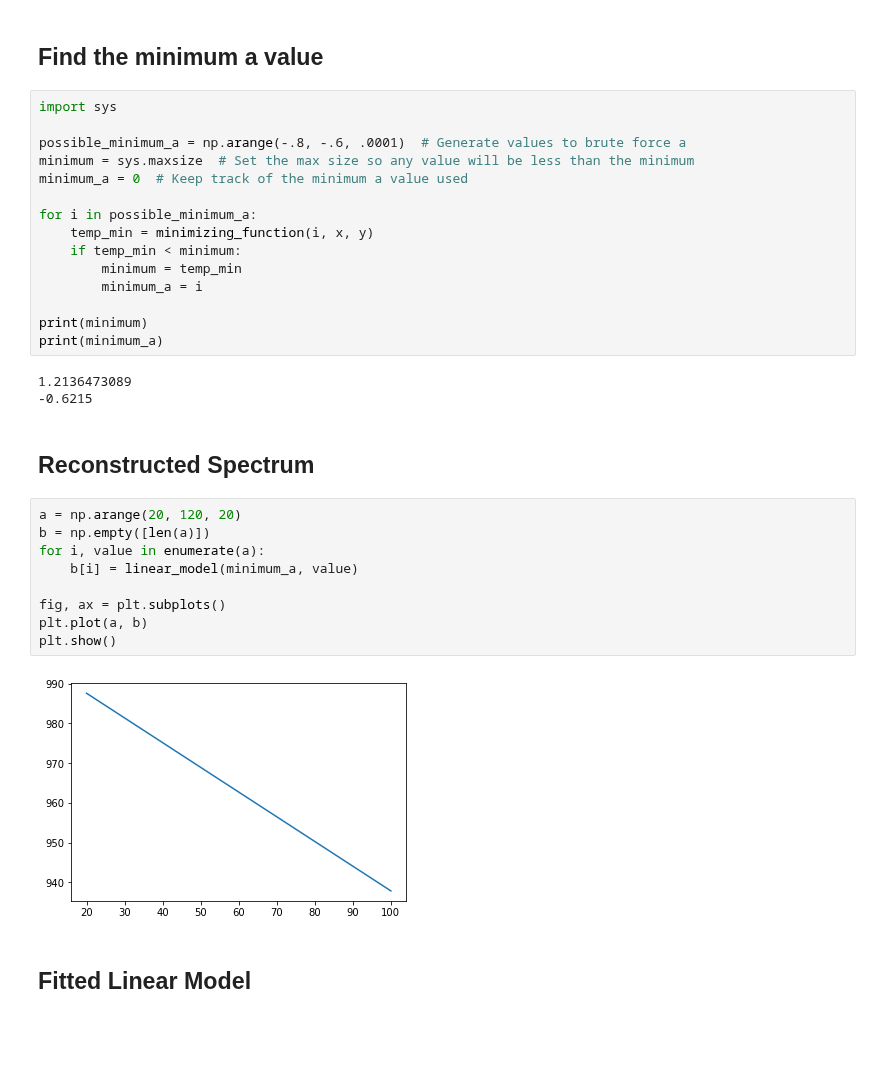
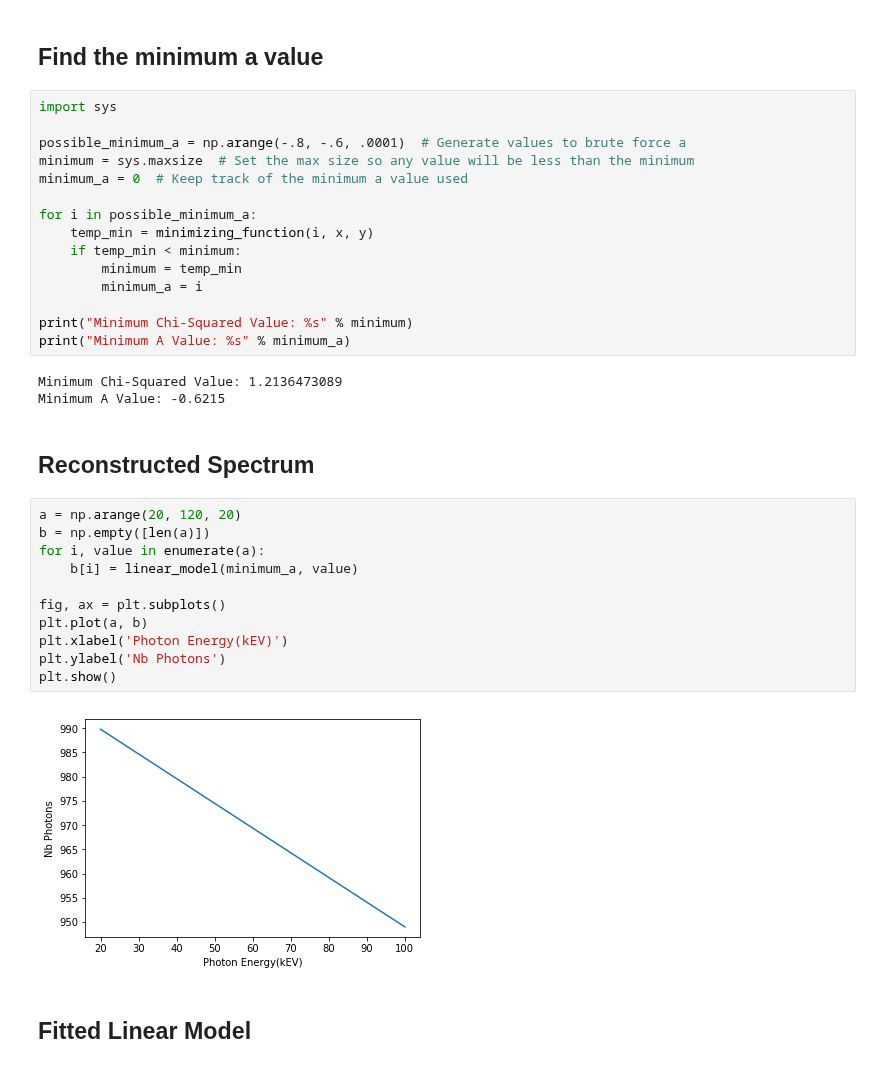
Before and after one commit to jeffschulthies/ASTR-3411, a Jupyter notebook: Week-5/Assignment.ipynb, the cells around one changed output. Drawn from its saved outputs; the diff is of its cells as text; blank space fills up the shorter version.

```diff
--- a/Week-5/Assignment.ipynb
+++ b/Week-5/Assignment.ipynb
@@ -123,24 +127,26 @@ for i in possible_minimum_a:
         minimum = temp_min
         minimum_a = i
 
-print(minimum)
-print(minimum_a)
+print("Minimum Chi-Squared Value: %s" % minimum)
+print("Minimum A Value: %s" % minimum_a)
 # %% [output]
-1.2136473089
--0.6215
+Minimum Chi-Squared Value: 1.2136473089
+Minimum A Value: -0.6215
 # %% [markdown]
 ## Reconstructed Spectrum
 # %%
 a = np.arange(20, 120, 20)
 b = np.empty([len(a)])
 for i, value in enumerate(a):
     b[i] = linear_model(minimum_a, value)
 
 fig, ax = plt.subplots()
 plt.plot(a, b)
+plt.xlabel('Photon Energy(kEV)')
+plt.ylabel('Nb Photons')
 plt.show()
 # %% [output]
-[figure, old version]
+[figure, new version]
 # %% [markdown]
 ## Fitted Linear Model
 # %%
```
Also changed, not shown: parts of 7 cells of this notebook.
